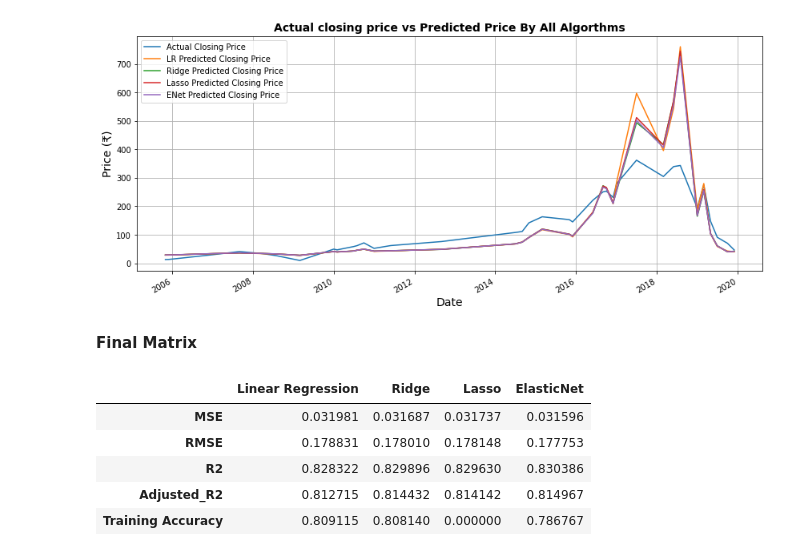
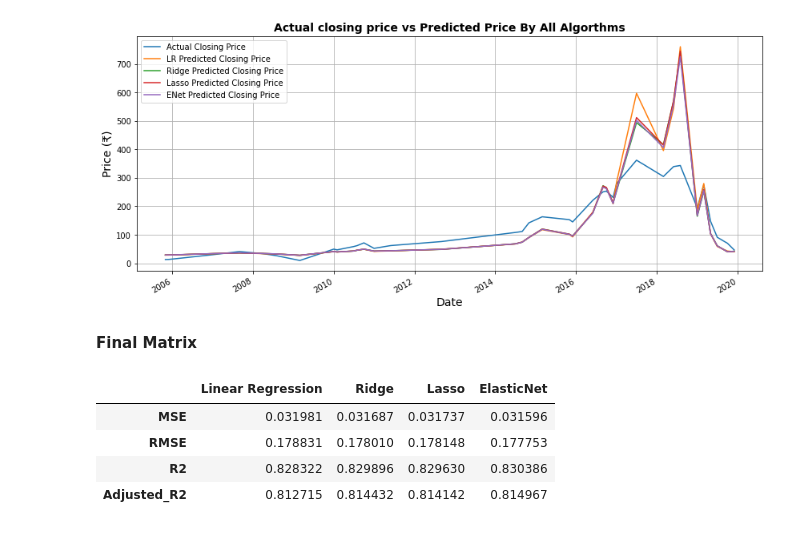
Before and after one commit to ramank123/Yes-Bank-Stock-Closing-Price-Prediction, a Jupyter notebook: Yes_Bank_Stock_Closing_Price_Prediction.ipynb, the cells around one changed output. Saved outputs shown, nothing was run; the diff lists cells and outputs as text; code cells hidden in the pictures.

```diff
--- a/Yes_Bank_Stock_Closing_Price_Prediction.ipynb
+++ b/Yes_Bank_Stock_Closing_Price_Prediction.ipynb
@@ -703,36 +703,28 @@ plt.show()
 # %%
 #Comparison between algorithms
 accuracy_list = ['MSE','RMSE',"R2","Adjusted_R2"]
 reg_models = [lin_reg,ridge,lasso,elasticnet]
 
 def error_matrix(Y):
   MSE = mean_squared_error(y_test,Y)
   RMSE = np.sqrt(MSE)
   r_2 = r2_score(y_test,Y)
   adj_r2 = 1-(1-r2_score(y_test,Y))*(X_test.shape[0]-1)/((X_test.shape[0]-X_test.shape[1]-1))
 
   return MSE,RMSE,r_2,adj_r2
 
-def training_accuracy(models):
-  train_accuracy = []
-  for model in reg_models:
-    model.fit(X_train,y_train)
-    train_accuracy.append(model.score(X_train,y_train))
-  return train_accuracy
-
 
 
 accuracy_df = pd.DataFrame(index = accuracy_list)
 accuracy_df['Linear Regression'] = error_matrix(y_pred)
 accuracy_df['Ridge'] = error_matrix(y_pred_ridge)
 accuracy_df['Lasso'] = error_matrix(y_pred_lasso)
 accuracy_df['ElasticNet'] = error_matrix(y_pred_elastic)
-accuracy_df.loc['Training Accuracy'] = training_accuracy(reg_models)
+
 accuracy_df
 # %% [output]
 |  | Linear Regression | Ridge | Lasso | ElasticNet |
 | MSE | 0.031981 | 0.031687 | 0.031737 | 0.031596 |
 | RMSE | 0.178831 | 0.178010 | 0.178148 | 0.177753 |
 | R2 | 0.828322 | 0.829896 | 0.829630 | 0.830386 |
 | Adjusted_R2 | 0.812715 | 0.814432 | 0.814142 | 0.814967 |
-| Training Accuracy | 0.809115 | 0.808140 | 0.000000 | 0.786767 |
```
Also changed, not shown: parts of 1 cell of this notebook.
